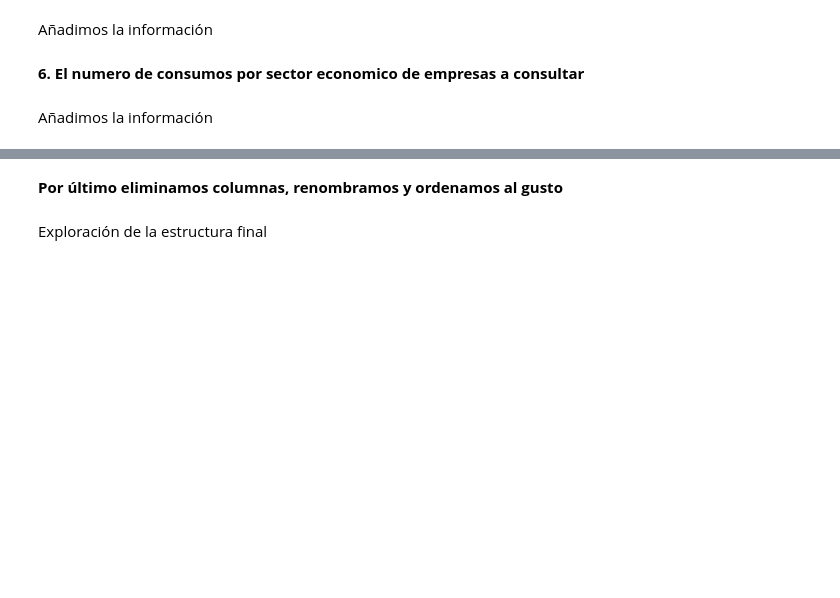
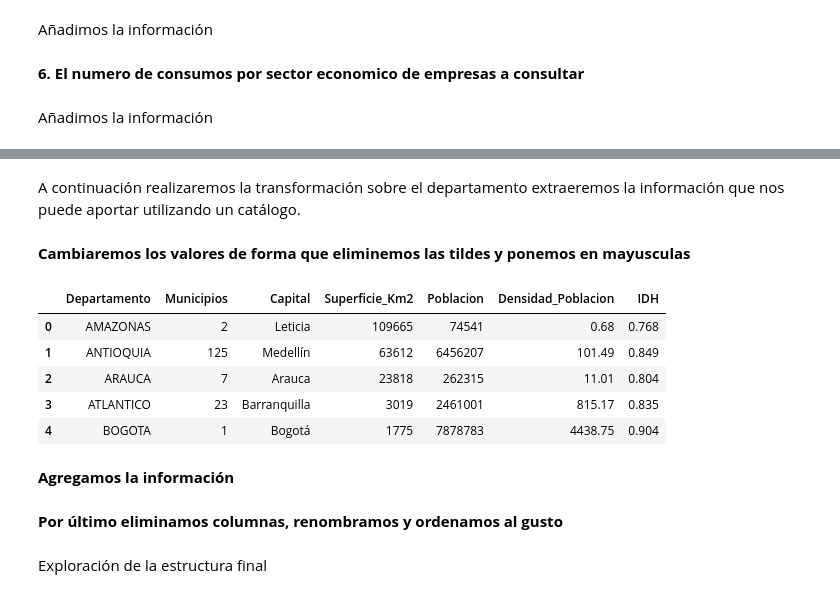
Before and after one commit to alfonsojimenezhernandez/TFM--Predictor-clientes-ecommerce, a Jupyter notebook: Análisis y Limpieza - CONSUMOS.ipynb, the cells around one changed output, grey strips where cells are left out. Drawn from its saved outputs; the diff is of its cells as text; code cells hidden in the pictures; blank space fills up the shorter version.

```diff
--- a/Análisis y Limpieza - CONSUMOS.ipynb
+++ b/Análisis y Limpieza - CONSUMOS.ipynb
@@ -1049,0 +1052,33 @@ df_cons_base = pd.merge(left = df_cons_base, right = table, how = "left", left_o
+# %% [markdown]
+A continuación realizaremos la transformación sobre el departamento extraeremos la información que nos puede aportar utilizando un catálogo.
+# %%
+df_catalog = pd.read_excel('Data/Departamentos_Colombia.xlsx')
+# %% [markdown]
+**Cambiaremos los valores de forma que eliminemos las tildes y ponemos en mayusculas**
+# %%
+def quitar_signo(s):
+    replacements = (
+        ("á", "a"),
+        ("é", "e"),
+        ("í", "i"),
+        ("ó", "o"),
+        ("ú", "u"),
+    )
+    for a, b in replacements:
+        s = s.replace(a, b).replace(a.upper(), b.upper())
+
+    return s
+# %%
+df_catalog['Departamento'] = df_catalog['Departamento'].apply(lambda x: quitar_signo(x)).str.upper()
+df_cons_base['EMPCONSUL_PROV'] = df_cons_base['EMPCONSUL_PROV'].apply(lambda x: quitar_signo(x)).str.upper()
+# %%
+df_catalog.head(5)
+# %% [output]
+|  | Departamento | Municipios | Capital | Superficie_Km2 | Poblacion | Densidad_Poblacion | IDH |
+| 0 | AMAZONAS | 2 | Leticia | 109665 | 74541 | 0.68 | 0.768 |
+| 1 | ANTIOQUIA | 125 | Medellín | 63612 | 6456207 | 101.49 | 0.849 |
+| 2 | ARAUCA | 7 | Arauca | 23818 | 262315 | 11.01 | 0.804 |
+| 3 | ATLANTICO | 23 | Barranquilla | 3019 | 2461001 | 815.17 | 0.835 |
+| 4 | BOGOTA | 1 | Bogotá | 1775 | 7878783 | 4438.75 | 0.904 |
+# %% [markdown]
+**Agregamos la información**
```
Also changed, not shown: parts of 9 cells of this notebook, 3 other files.
